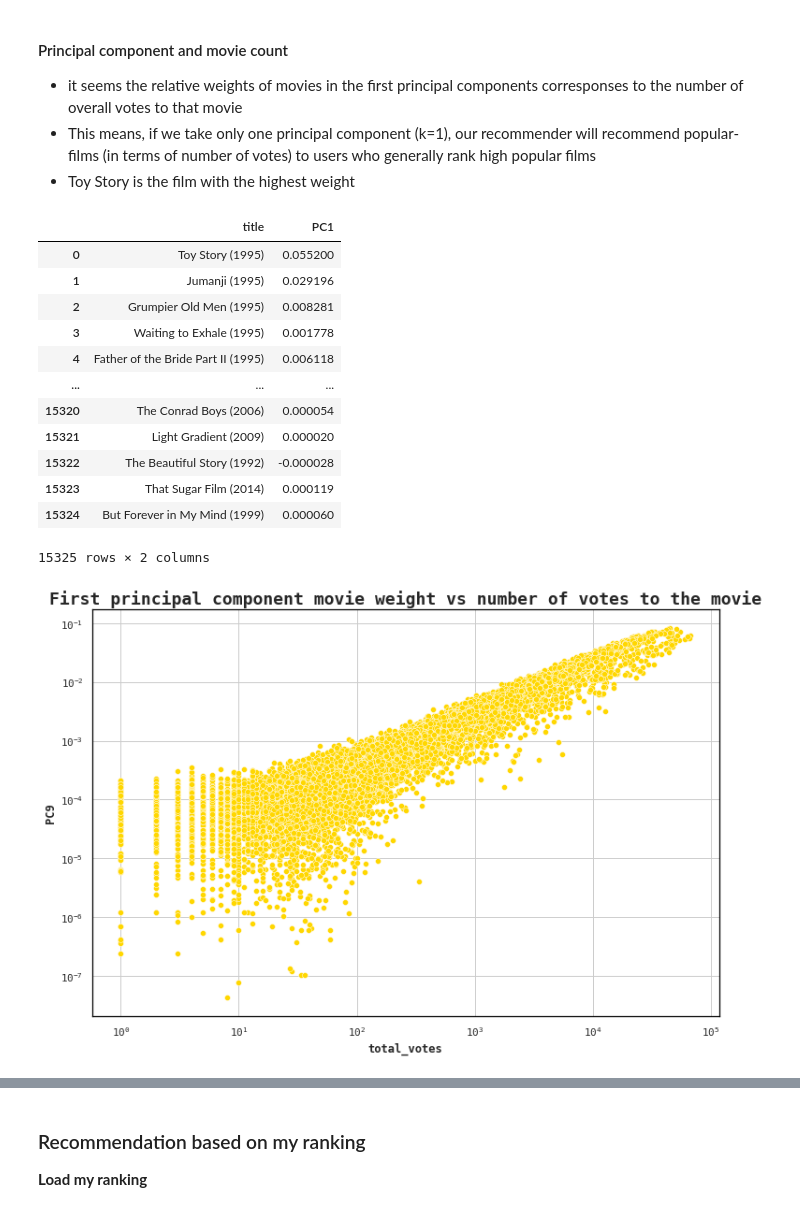
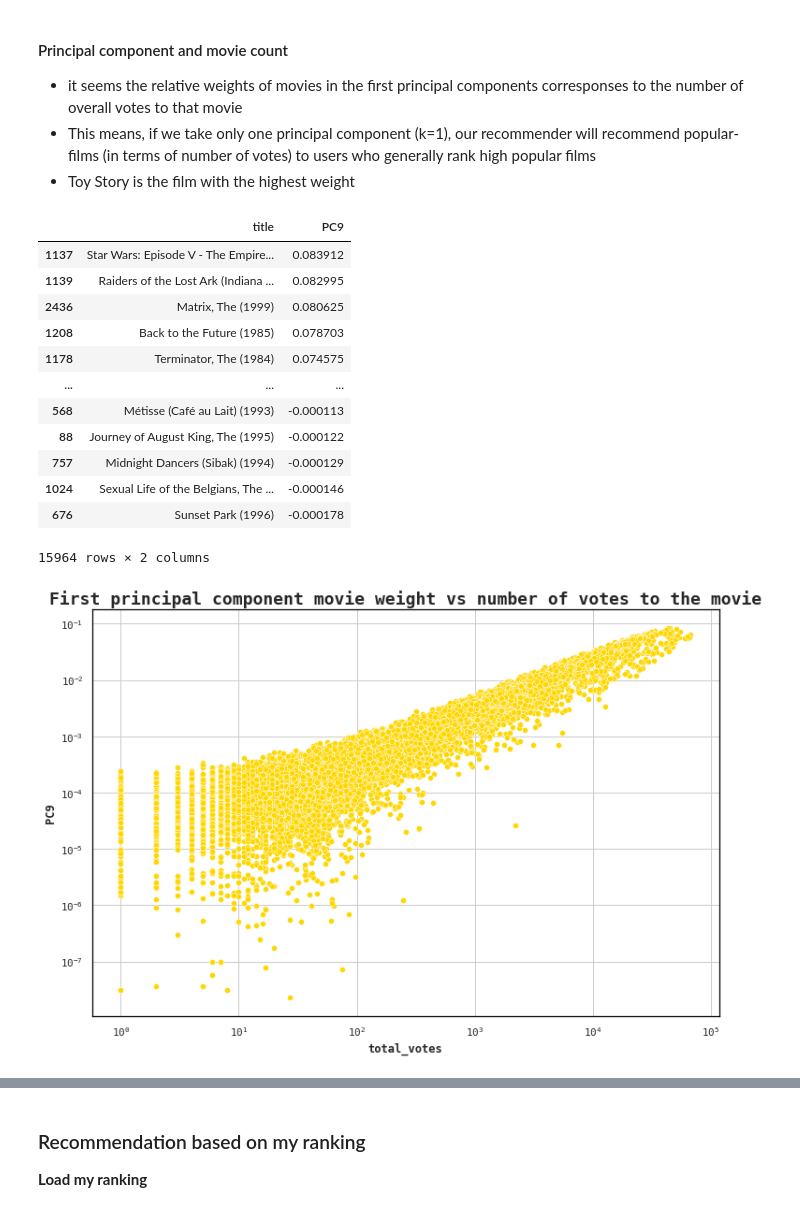
Before and after one commit to hiladar0/movie_recommendation_system, a Jupyter notebook: notebook.ipynb, the cells around one changed output, grey strips where cells are left out. Saved outputs shown, nothing was run; the diff lists cells and outputs as text; code cells hidden in the pictures.

```diff
--- a/notebook.ipynb
+++ b/notebook.ipynb
@@ -263,7 +263,7 @@ def pred(vec, pivot_table):
     return predicted_score
 # %%
 # create new one, or load from cache:
-create_new_pivot = False
+create_new_pivot = True
 
 if create_new_pivot:
     # creating a pivot table takes time.
@@ -304,24 +304,24 @@ pc_df = pd.DataFrame(pc_df).merge(movieId, on="movieId")
 # %%
 # rank all movies based on their weight in the first principal component
 ax = sns.scatterplot(data=pc_df, x="total_votes", y="PC9", color=color_main)
 title = "First principal component movie weight vs number of votes to the movie"
 ax.set_title(title)
 ax.set(yscale="log", xscale="log")
 plt.savefig(f"./images/{title}.png")
 
-display(weighted_pc1[["title", "PC1"]])
+display(pc_df[["title", "PC9"]].sort_values("PC9", ascending=False))
 # %% [output]
-|  | title | PC1 |
-| 0 | Toy Story (1995) | 0.055200 |
-| 1 | Jumanji (1995) | 0.029196 |
-| 2 | Grumpier Old Men (1995) | 0.008281 |
-| 3 | Waiting to Exhale (1995) | 0.001778 |
-| 4 | Father of the Bride Part II (1995) | 0.006118 |
+|  | title | PC9 |
+| 1137 | Star Wars: Episode V - The Empire... | 0.083912 |
+| 1139 | Raiders of the Lost Ark (Indiana ... | 0.082995 |
+| 2436 | Matrix, The (1999) | 0.080625 |
+| 1208 | Back to the Future (1985) | 0.078703 |
+| 1178 | Terminator, The (1984) | 0.074575 |
 | ... | ... | ... |
-| 15320 | The Conrad Boys (2006) | 0.000054 |
-| 15321 | Light Gradient (2009) | 0.000020 |
-| 15322 | The Beautiful Story (1992) | -0.000028 |
-| 15323 | That Sugar Film (2014) | 0.000119 |
-| 15324 | But Forever in My Mind (1999) | 0.000060 |
+| 568 | Métisse (Café au Lait) (1993) | -0.000113 |
+| 88 | Journey of August King, The (1995) | -0.000122 |
+| 757 | Midnight Dancers (Sibak) (1994) | -0.000129 |
+| 1024 | Sexual Life of the Belgians, The ... | -0.000146 |
+| 676 | Sunset Park (1996) | -0.000178 |
-15325 rows × 2 columns
+15964 rows × 2 columns
-[figure, old version]
+[figure, new version]
```
Also changed, not shown: parts of 5 cells of this notebook, 2 other files.
